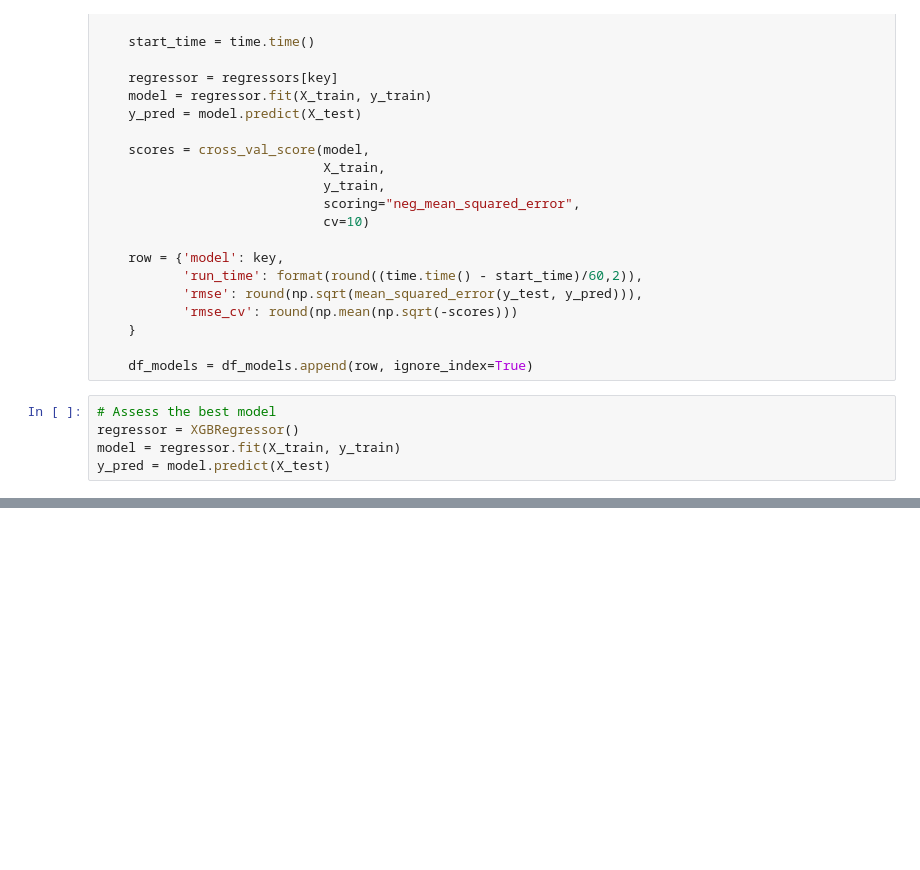
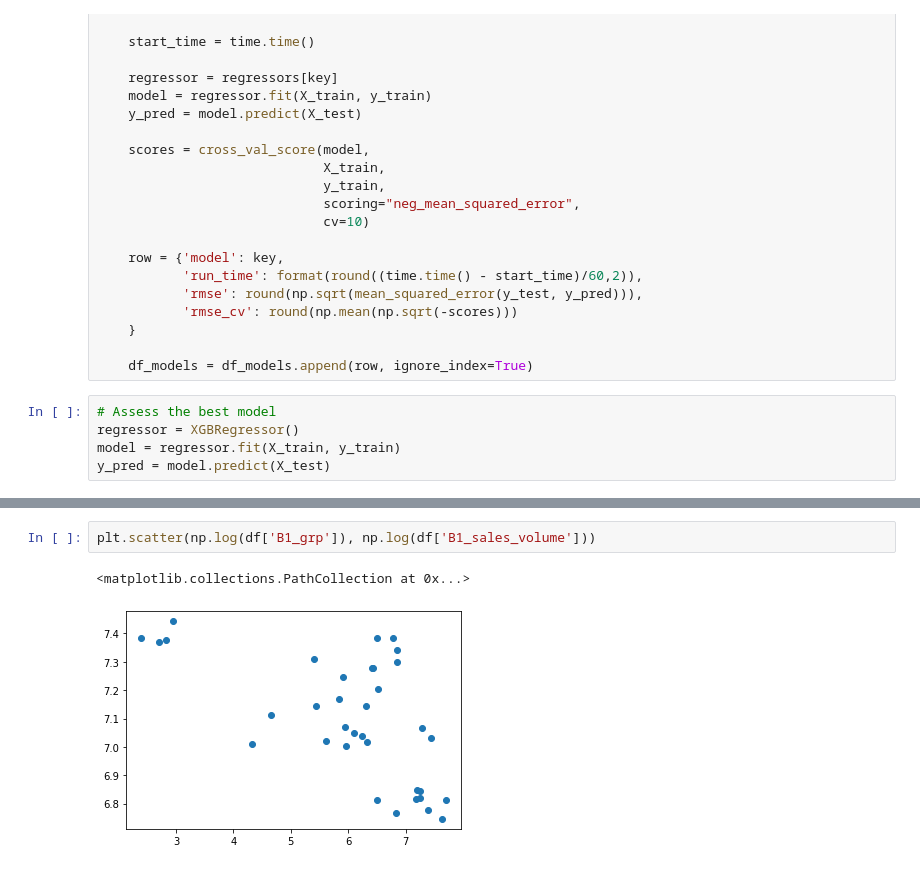
Before and after one commit to abhishekbansal98931/machine-learning-in-python, a Jupyter notebook: Media Mix Modelling - Tiger.ipynb, the cells around one changed output, grey strips where cells are left out. Drawn from its saved outputs; the diff is of its cells as text; blank space fills up the shorter version.

```diff
--- a/Media Mix Modelling - Tiger.ipynb
+++ b/Media Mix Modelling - Tiger.ipynb
@@ -252,0 +311,5 @@ y_pred = model.predict(X_test)
+# %%
+plt.scatter(np.log(df['B1_grp']), np.log(df['B1_sales_volume']))
+# %% [output]
+<matplotlib.collections.PathCollection at 0x...>
+[figure, added]
```
Also changed, not shown: parts of 17 cells of this notebook.
